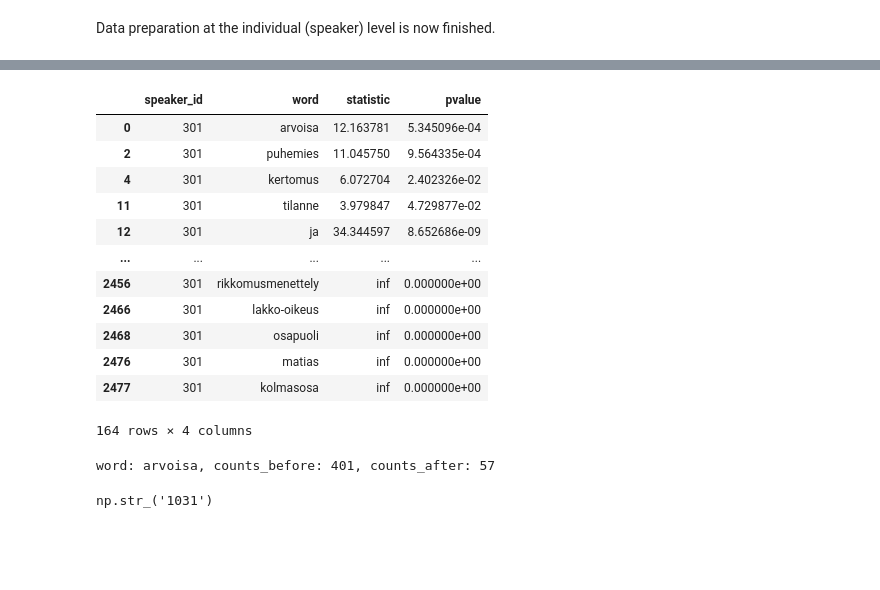
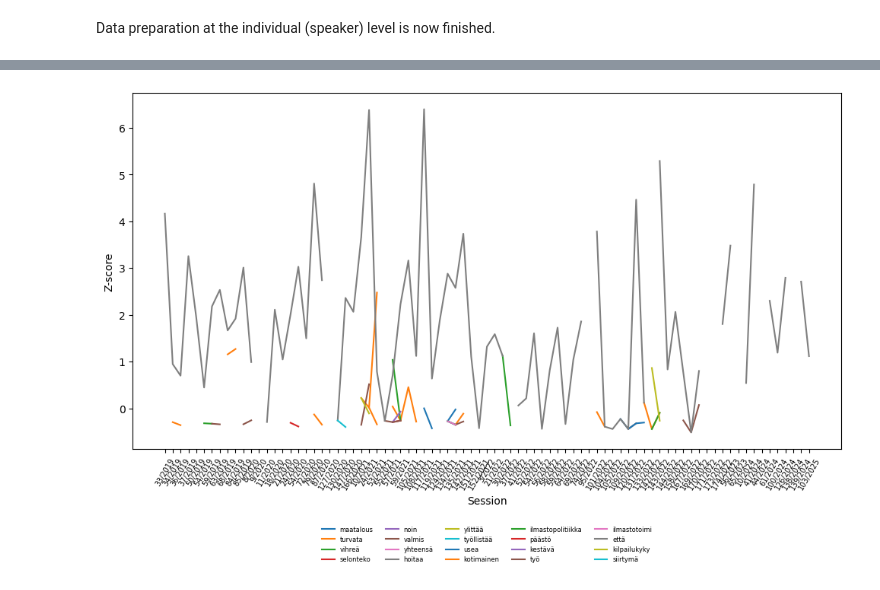
Before and after one commit to oarajala/ParliamentSampo_GenAI_detection, a Jupyter notebook: project/03g_analysis_person_variance.ipynb, the cells around one changed output, grey strips where cells are left out. Cells and saved outputs as stored; diff of their text form; code cells hidden in the pictures; blank space fills up the shorter version.

```diff
--- a/project/03g_analysis_person_variance.ipynb
+++ b/project/03g_analysis_person_variance.ipynb
@@ -279,3 +506,28 @@ df = pd.read_csv(f'{directory}/csv_analysis/person_variance/speaker_301_words_se
+# %%
+# Plot each word's z-scores across sessions (NaN handles missing values)
+plt.figure(figsize=(10, 7))
+colours = plt.cm.tab10(np.linspace(0, 1, len(increasing_words)))
+for word in words_20_largest_diffs:
+    plt.plot(sessions_list, pivot_df.loc[word], label=word, linestyle="-")
+#for word, colour in zip(words_50_largest_diffs, colours):
+#    plt.plot(sessions_list, pivot_df.loc[word], label=word, linestyle="-", color=colour)
+plt.xlabel("Session")
+plt.ylabel("Z-score")
+plt.xticks(rotation=60, fontsize=7)
+
+# Legend as a table below the plot
+plt.legend(
+    loc="upper center",
+    bbox_to_anchor=(0.5, -0.2),  # (x, y) position below the plot
+    ncol=5,                      # Number of columns in the legend
+    fontsize=6,                  # Smaller font
+    frameon=False                # Optional: remove legend box
+)
+
+plt.tight_layout(rect=[0, 0, 1, 0.95])  # Adjust top margin to fit legend
+plt.show()
+# %% [output]
+[figure, added]
 # %%
 # Check if sessions _before_ and _after_ CHATGPT_RELSEASE_YEAR (2022) exist.
 # If not, pass the speaker and move on to the next.
@@ -303,35 +567,5 @@ if (len([i for i in df['session'].unique() if int(i[-4:])<CHATGPT_RELEASE_YEAR])
-# %%
-speaker_word_anova[speaker_word_anova['pvalue']<0.05]
-# %% [output]
-|  | speaker_id | word | statistic | pvalue |
-| 0 | 301 | arvoisa | 12.163781 | 5.345096e-04 |
-| 2 | 301 | puhemies | 11.045750 | 9.564335e-04 |
-| 4 | 301 | kertomus | 6.072704 | 2.402326e-02 |
-| 11 | 301 | tilanne | 3.979847 | 4.729877e-02 |
-| 12 | 301 | ja | 34.344597 | 8.652686e-09 |
-| ... | ... | ... | ... | ... |
-| 2456 | 301 | rikkomusmenettely | inf | 0.000000e+00 |
-| 2466 | 301 | lakko-oikeus | inf | 0.000000e+00 |
-| 2468 | 301 | osapuoli | inf | 0.000000e+00 |
-| 2476 | 301 | matias | inf | 0.000000e+00 |
-| 2477 | 301 | kolmasosa | inf | 0.000000e+00 |
-164 rows × 4 columns
 # %%
 def get_normalised(df: pd.DataFrame, speaker_id: str, year: int, word_n: int) -> float:
     w_min = df['word_n'].loc[(df['speaker_id']==speaker_id)&(df['year']==year)].min()
     w_max = df['word_n'].loc[(df['speaker_id']==speaker_id)&(df['year']==year)].max()
     return ((word_n-w_min)/(w_max-w_min))
-# %%
-#[i for i in df['session'].unique() if int(i[-4:])>CHATGPT_RELEASE_YEAR]
-word='arvoisa'
-counts_before = df['word_n'].loc[(df['word']==word)&(df['session'].isin([i for i in df['session'].unique() if int(i[-4:])<=CHATGPT_RELEASE_YEAR]))].tolist()
-counts_after = df['word_n'].loc[(df['word']==word)&(df['session'].isin([i for i in df['session'].unique() if int(i[-4:])>CHATGPT_RELEASE_YEAR]))].tolist()
-if (len(counts_before)>0) & (len(counts_after)>0):
-    print(f'word: {word}, counts_before: {len(counts_before)}, counts_after: {len(counts_after)}')
-# %% [output]
-word: arvoisa, counts_before: 401, counts_after: 57
-# %%
-#[i for i in df['session'].unique() if int(i[-4:])<=CHATGPT_RELEASE_YEAR]
-df['speaker_id'].unique()[0].astype(str)
-# %% [output]
-np.str_('1031')
```
Also changed, not shown: parts of 7 cells of this notebook.
